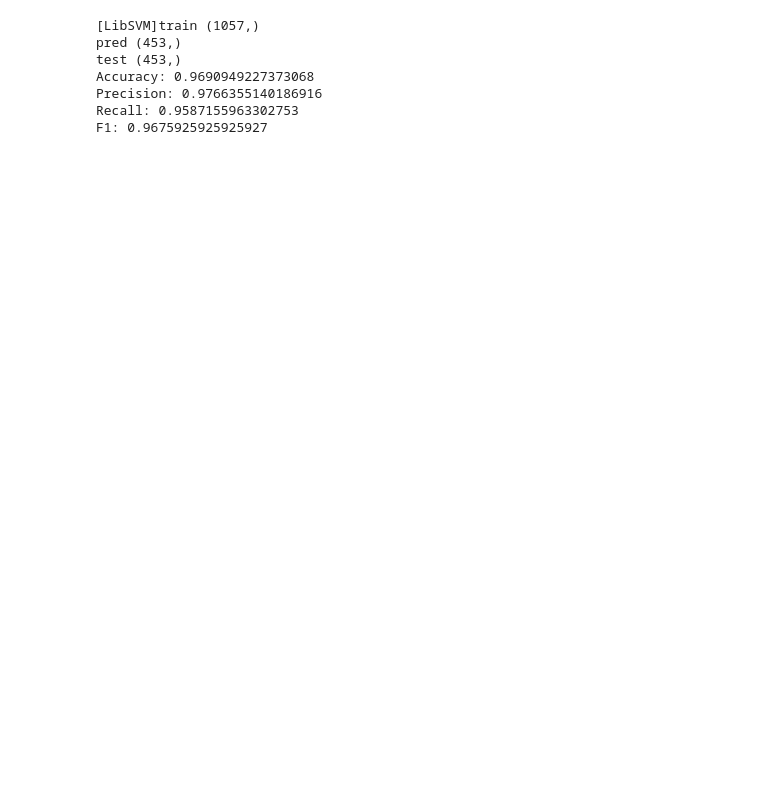
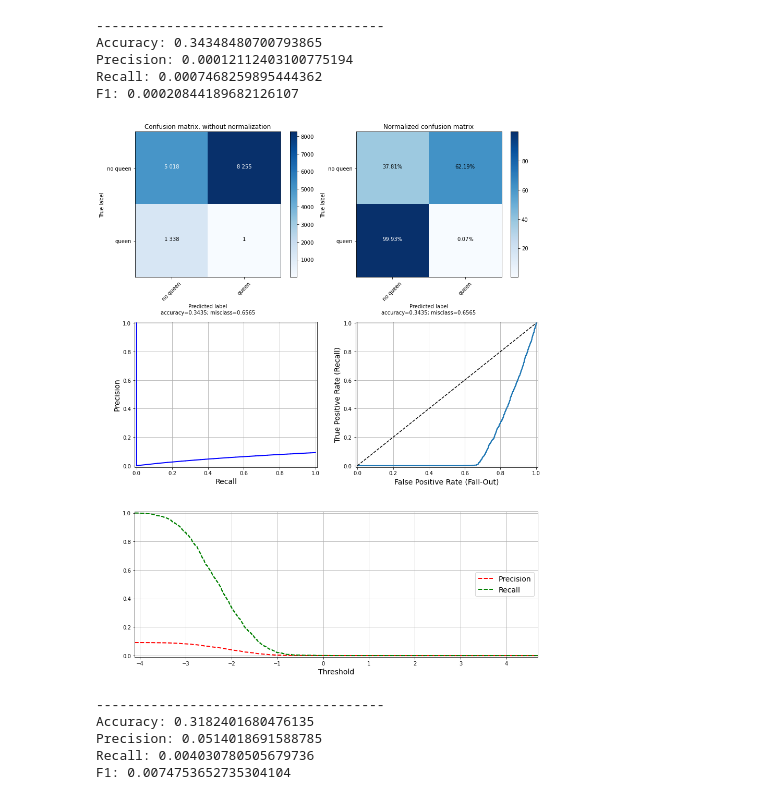
Before and after one commit to Sandjab/ShowBees, a Jupyter notebook: experiments/EXP000 - EXPLORATION/03 - SVM.ipynb, the cells around one changed output. Drawn from its saved outputs; the diff is of its cells as text; code cells hidden in the pictures; blank space fills up the shorter version.

```diff
--- a/experiments/EXP000 - EXPLORATION/03 - SVM.ipynb
+++ b/experiments/EXP000 - EXPLORATION/03 - SVM.ipynb
@@ -50,37 +156,61 @@ X_train, X_test, y_train, y_test = train_test_split(features, df['queen'], test_
 # %%
 from sklearn import svm
 from sklearn import metrics
+from audace.plotters import clf_full_report
+from sklearn.preprocessing import StandardScaler, RobustScaler, QuantileTransformer
 
-# Seed the various PRNGs
-predestination()
+FEATURE_NAME = 'mfcc8'
+KERNEL = 'rbf'
+C = 1
+GAMMA = 'scale'
+target_names = ['no queen', 'queen']
 
-KERNEL='rbf'
+df_fold1 = ds.queryDataFrame(F"select {FEATURE_NAME}, queen from samples where nobee = 0 and hive = 'Hive1'").sample(frac=1)
+df_fold2 = ds.queryDataFrame(F"select {FEATURE_NAME}, queen from samples where nobee = 0 and hive = 'Hive3'").sample(frac=1)
 
 
 
-#Create a svm Classifier
-clf = svm.SVC(kernel=KERNEL, verbose=True, C=100)
 
-#Train the model using the training sets
-clf.fit(X_train, y_train)
+def process_svm(X_train_serie, y_train, X_test_serie, y_test):
+    X_train = feature_serie_to_np(X_train_serie)
+    X_test = feature_serie_to_np(X_test_serie)
 
-#Predict the response for test dataset
-y_pred = clf.predict(X_test)
+    #Create a svm Classifier
+    clf = svm.SVC(kernel=KERNEL, C=C, gamma=GAMMA)
+
+    scaler = StandardScaler()
+    X_train = scaler.fit_transform(X_train)
+    X_test = scaler.transform(X_test)
+
+    #Train the model using the training sets
+    clf.fit(X_train, y_train)
+
+    #Predict the response for test dataset
+    y_pred = clf.predict(X_test)
+
+    print("-------------------------------------")
+    print("Accuracy:",metrics.accuracy_score(y_test, y_pred))
+    print("Precision:",metrics.precision_score(y_test, y_pred))
+    print("Recall:",metrics.recall_score(y_test, y_pred))
+    print("F1:",metrics.f1_score(y_test, y_pred))
+
+    return clf, X_test, y_test
 
 
-print("train", y_train.shape)
-print("pred", y_pred.shape)
-print("test", y_test.shape)
+c, X, y = process_svm(df_fold1[FEATURE_NAME], df_fold1['queen'], df_fold2[FEATURE_NAME], df_fold2['queen'])
+clf_full_report(c, X, y, target_names)
 
-print("Accuracy:",metrics.accuracy_score(y_test, y_pred))
-print("Precision:",metrics.precision_score(y_test, y_pred))
-print("Recall:",metrics.recall_score(y_test, y_pred))
-print("F1:",metrics.f1_score(y_test, y_pred))
+c, X, y = process_svm(df_fold2[FEATURE_NAME], df_fold2['queen'], df_fold1[FEATURE_NAME], df_fold1['queen'])
+clf_full_report(c, X, y, target_names)
 # %% [output]
-[LibSVM]train (1057,)
-pred (453,)
-test (453,)
-Accuracy: 0.9690949227373068
-Precision: 0.9766355140186916
-Recall: 0.9587155963302753
-F1: 0.9675925925925927
+-------------------------------------
+Accuracy: 0.34348480700793865
+Precision: 0.00012112403100775194
+Recall: 0.0007468259895444362
+F1: 0.00020844189682126107
+[figure, added]
+-------------------------------------
+Accuracy: 0.3182401680476135
+Precision: 0.0514018691588785
+Recall: 0.004030780505679736
+F1: 0.0074753652735304104
```
Also changed, not shown: parts of 9 cells of this notebook, 28 other files.
